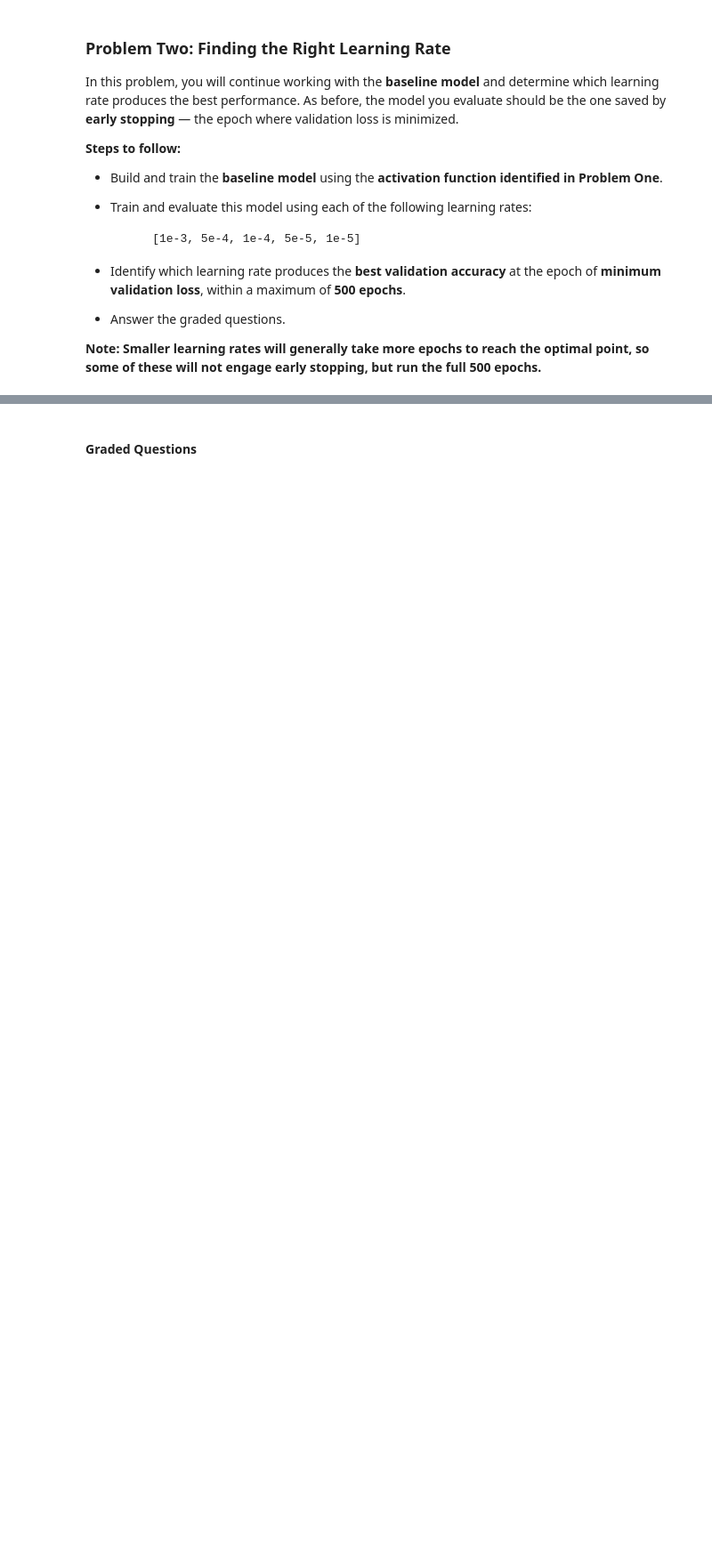
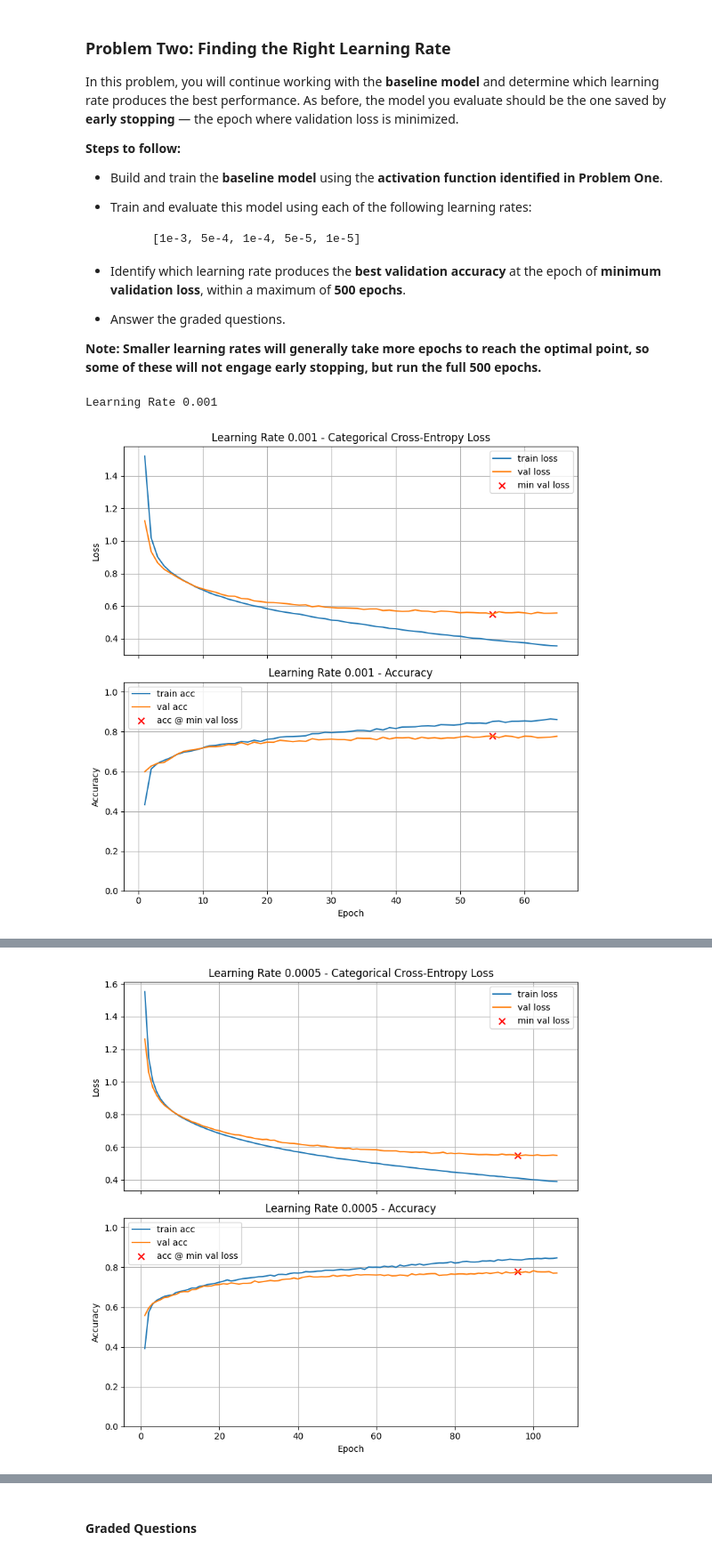
Before and after one commit to cdc18b/deeplearning, a Jupyter notebook: Homework_03.ipynb, the cells around one changed output, grey strips where cells are left out. Shown at 89% size. Saved outputs shown, nothing was run; the diff lists cells and outputs as text; code cells hidden in the pictures; blank space fills up the shorter version.

```diff
--- a/Homework_03.ipynb
+++ b/Homework_03.ipynb
@@ -452,0 +502,66 @@ In this problem, you will continue working with the **baseline model** and deter
+# %%
+
+learning_rates = [0.001, 0.0005, 0.0001, 0.00005, 0.00001]
+
+model = build_model(
+    X_train.shape[1],
+    [(64, "tanh", 0.0, 0.0), (32, "tanh", 0.0, 0.0)],
+    n_classes
+)
+history1e3 = train_and_test(
+    model,
+    lr_schedule=0.001,
+    title="Learning Rate 0.001",
+    return_history=True
+)
+
+model = build_model(
+    X_train.shape[1],
+    [(64, "tanh", 0.0, 0.0), (32, "tanh", 0.0, 0.0)],
+    n_classes
+)
+history5e4 = train_and_test(
+    model,
+    lr_schedule=0.0005,
+    title="Learning Rate 0.0005",
+    return_history=True
+)
+
+model = build_model(
+    X_train.shape[1],
+    [(64, "tanh", 0.0, 0.0), (32, "tanh", 0.0, 0.0)],
+    n_classes
+)
+history1e4 = train_and_test(
+    model,
+    lr_schedule=0.0001,
+    title="Learning Rate 0.0001",
+    return_history=True
+)
+
+model = build_model(
+    X_train.shape[1],
+    [(64, "tanh", 0.0, 0.0), (32, "tanh", 0.0, 0.0)],
+    n_classes
+)
+history5e5 = train_and_test(
+    model,
+    lr_schedule=0.00005,
+    title="Learning Rate 0.00005",
+    return_history=True
+)
+
+model = build_model(
+    X_train.shape[1],
+    [(64, "tanh", 0.0, 0.0), (32, "tanh", 0.0, 0.0)],
+    n_classes
+)
+history1e5 = train_and_test(
+    model,
+    lr_schedule=0.00001,
+    title="Learning Rate 0.00001",
+    return_history=True
+)
+# %% [output]
+Learning Rate 0.001
+[figure, added]
@@ -452,0 +583 @@ In this problem, you will continue working with the **baseline model** and deter
+[figure, added]
```
Also changed, not shown: parts of 32 cells of this notebook.
